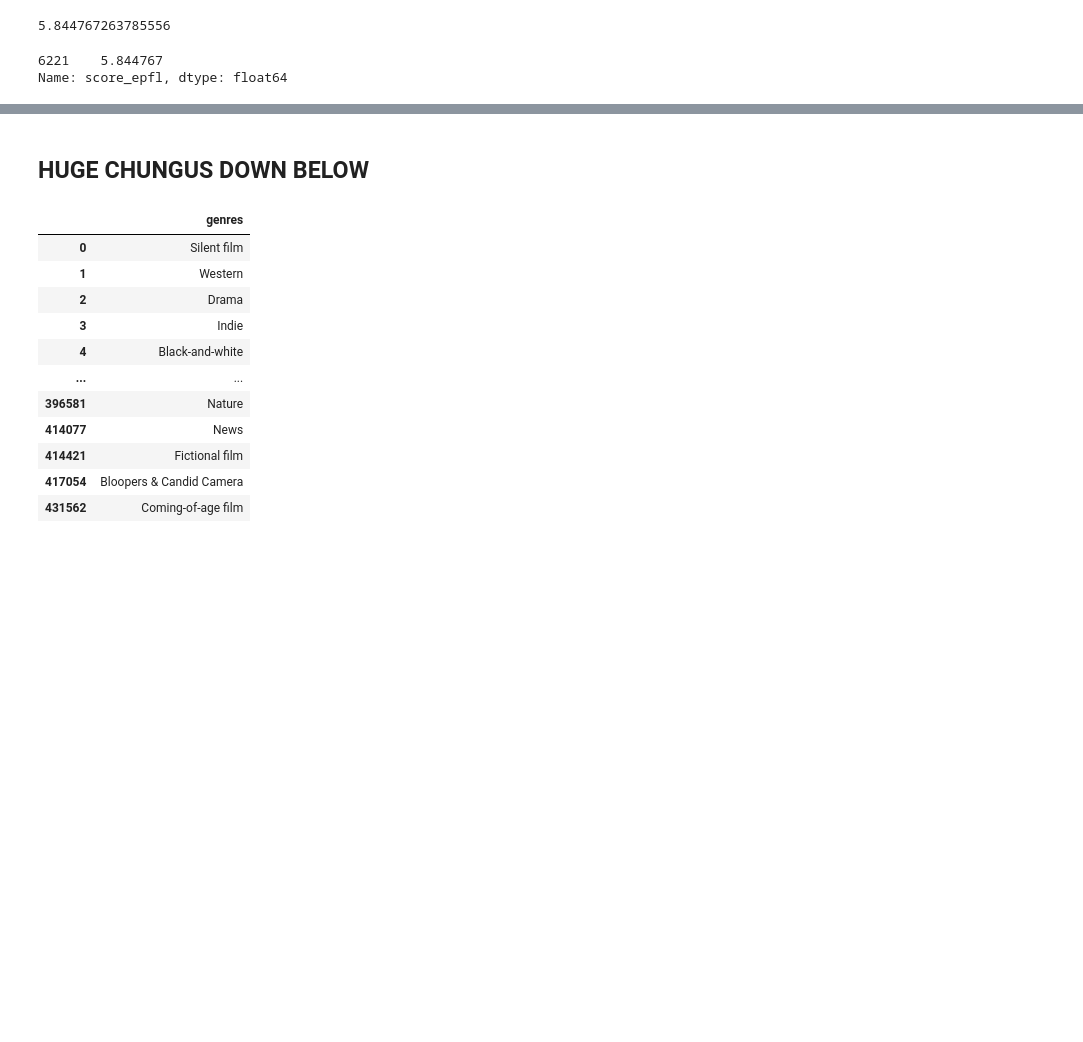
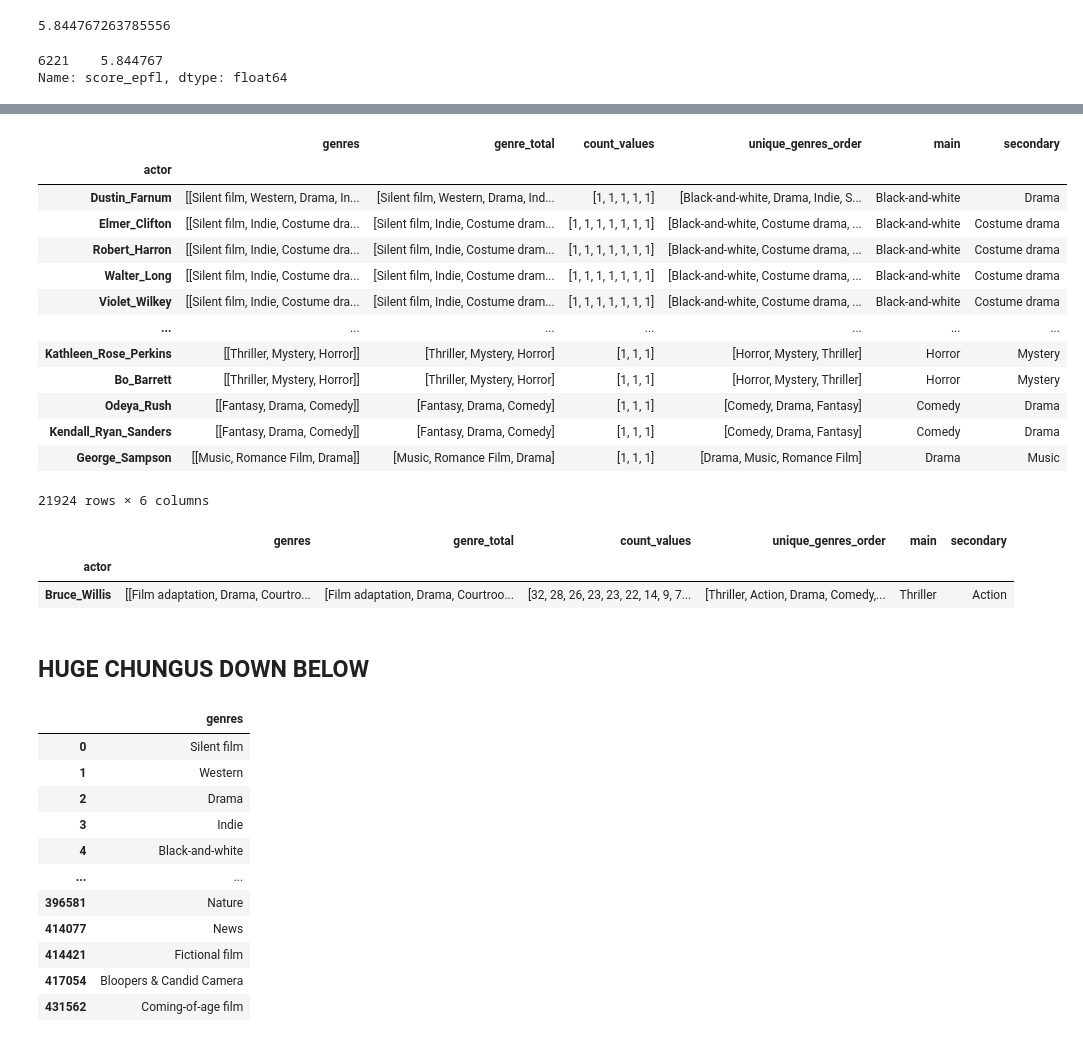
Before and after one commit to louisleger/ada-final-project, a Jupyter notebook: src/fbranches.ipynb, the cells around one changed output, grey strips where cells are left out. Saved outputs shown, nothing was run; the diff lists cells and outputs as text; code cells hidden in the pictures; blank space fills up the shorter version.

Commit message:
main genre per actor

```diff
--- a/src/fbranches.ipynb
+++ b/src/fbranches.ipynb
@@ -139,0 +143,32 @@ list_to_join = data['genres_corrected'].values.tolist()
+# %%
+genres_per_actor['genre_total'] = genres_per_actor['genres'].apply(lambda x : sum(x, [])).apply(
+    lambda x : ['NaN'] if len(x) == 0 else x)
+# %%
+genres_per_actor['count_values'] = genres_per_actor['genre_total'].apply(
+    lambda x : pd.DataFrame(pd.DataFrame({'gen' : x}).groupby(by = 'gen').size(),
+    columns = ['count']).sort_values(by = 'count', ascending = False)['count'].values)
+# %%
+genres_per_actor['unique_genres_order'] = genres_per_actor['genre_total'].apply(
+    lambda x : pd.DataFrame(pd.DataFrame({'gen' : x}).groupby(by = 'gen').size(),
+    columns = ['count']).sort_values(by = 'count', ascending = False).index.tolist())
+# %%
+genres_per_actor['main'] = genres_per_actor['unique_genres_order'].apply(lambda x : x[0])
+genres_per_actor['secondary'] = genres_per_actor['unique_genres_order'].apply(
+    lambda x : x[1] if len(x) > 1 else None)
+# %%
+genres_per_actor
+# %% [output]
+|  | genres | genre_total | count_values | unique_genres_order | main | secondary |
+| actor |  |  |  |  |  |  |
+| Dustin_Farnum | [[Silent film, Western, Drama, In... | [Silent film, Western, Drama, Ind... | [1, 1, 1, 1, 1] | [Black-and-white, Drama, Indie, S... | Black-and-white | Drama |
+| Elmer_Clifton | [[Silent film, Indie, Costume dra... | [Silent film, Indie, Costume dram... | [1, 1, 1, 1, 1, 1, 1] | [Black-and-white, Costume drama, ... | Black-and-white | Costume drama |
+| Robert_Harron | [[Silent film, Indie, Costume dra... | [Silent film, Indie, Costume dram... | [1, 1, 1, 1, 1, 1, 1] | [Black-and-white, Costume drama, ... | Black-and-white | Costume drama |
+| Walter_Long | [[Silent film, Indie, Costume dra... | [Silent film, Indie, Costume dram... | [1, 1, 1, 1, 1, 1, 1] | [Black-and-white, Costume drama, ... | Black-and-white | Costume drama |
+| Violet_Wilkey | [[Silent film, Indie, Costume dra... | [Silent film, Indie, Costume dram... | [1, 1, 1, 1, 1, 1, 1] | [Black-and-white, Costume drama, ... | Black-and-white | Costume drama |
+| ... | ... | ... | ... | ... | ... | ... |
+| Kathleen_Rose_Perkins | [[Thriller, Mystery, Horror]] | [Thriller, Mystery, Horror] | [1, 1, 1] | [Horror, Mystery, Thriller] | Horror | Mystery |
+| Bo_Barrett | [[Thriller, Mystery, Horror]] | [Thriller, Mystery, Horror] | [1, 1, 1] | [Horror, Mystery, Thriller] | Horror | Mystery |
+| Odeya_Rush | [[Fantasy, Drama, Comedy]] | [Fantasy, Drama, Comedy] | [1, 1, 1] | [Comedy, Drama, Fantasy] | Comedy | Drama |
+| Kendall_Ryan_Sanders | [[Fantasy, Drama, Comedy]] | [Fantasy, Drama, Comedy] | [1, 1, 1] | [Comedy, Drama, Fantasy] | Comedy | Drama |
+| George_Sampson | [[Music, Romance Film, Drama]] | [Music, Romance Film, Drama] | [1, 1, 1] | [Drama, Music, Romance Film] | Drama | Music |
+21924 rows × 6 columns
@@ -140,3 +182,9 @@ list_to_join = data['genres_corrected'].values.tolist()
+# %%
+genres_per_actor.query('actor == "Bruce_Willis"')
+# %% [output]
+|  | genres | genre_total | count_values | unique_genres_order | main | secondary |
+| actor |  |  |  |  |  |  |
+| Bruce_Willis | [[Film adaptation, Drama, Courtro... | [Film adaptation, Drama, Courtroo... | [32, 28, 26, 23, 23, 22, 14, 9, 7... | [Thriller, Action, Drama, Comedy,... | Thriller | Action |
 # %%
 timeScores.to_csv('../data/timeScores.csv')
 star_scores.to_csv('../data/star_scores.csv')
```
Also changed, not shown: parts of 7 cells of this notebook.
